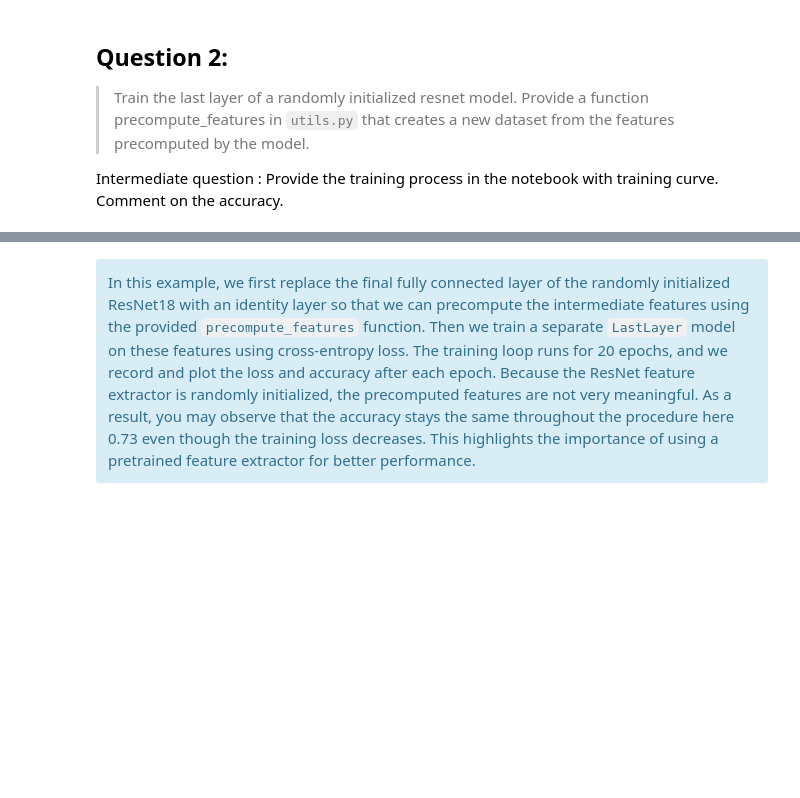
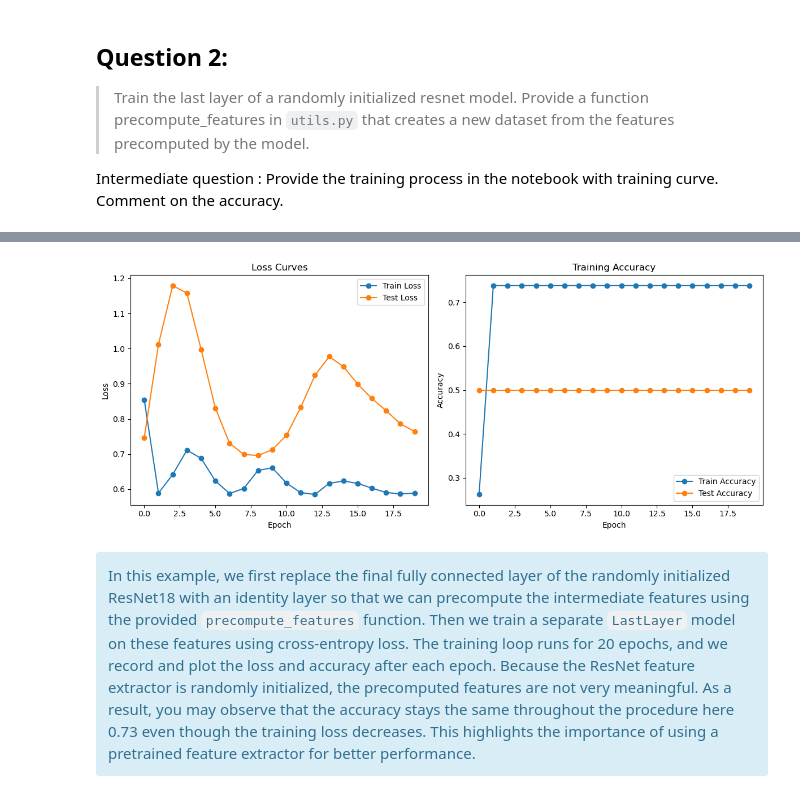
Before and after one commit to Theo92100/DLIP-4, a Jupyter notebook: TP4_Ben.ipynb, the cells around one changed output, grey strips where cells are left out. Saved outputs shown, nothing was run; the diff lists cells and outputs as text; code cells hidden in the pictures; blank space fills up the shorter version.

```diff
--- a/TP4_Ben.ipynb
+++ b/TP4_Ben.ipynb
@@ -113,3 +178,28 @@ assert (
+# %%
+def plot_results(train_losses, train_accuracies, test_losses, test_accuracies):
+    """ utility function to plot results
+    """
+
+    plt.figure(figsize=(12,5))
+
+    plt.subplot(1,2,1)
+    plt.plot(train_losses, marker='o', label='Train Loss')
+    plt.plot(test_losses, marker='o', label='Test Loss')
+    plt.xlabel('Epoch')
+    plt.ylabel('Loss')
+    plt.title('Loss Curves')
+    plt.legend()
+
+    plt.subplot(1,2,2)
+    plt.plot(train_accuracies, marker='o', label='Train Accuracy')
+    plt.plot(test_accuracies, marker='o', label='Test Accuracy')
+    plt.xlabel('Epoch')
+    plt.ylabel('Accuracy')
+    plt.title('Training Accuracy')
+    plt.legend()
+
+    plt.tight_layout()
+    plt.show()
 # %% [markdown]
 ## Question 2:
 > Train the last layer of a randomly initialized resnet model. Provide a function precompute_features in `utils.py` that creates a new dataset from the features precomputed by the model.
@@ -247,0 +226,11 @@ Epoch 20/20, Training Loss: 0.5925, Training accuracy: 0.7381, Test Loss: 0.8150
+# %%
+train_losses, train_accuracies, test_losses, test_accuracies = training(
+    last_layer,
+    train_loader,
+    test_dataloader,
+    criterion,
+    optimizer,
+    num_epochs=20)
+
+plot_results(train_losses, train_accuracies, test_losses, test_accuracies)
+# %% [output]
@@ -248,3 +257,4 @@ Epoch 20/20, Training Loss: 0.5925, Training accuracy: 0.7381, Test Loss: 0.8150
+[figure, added]
 # %% [markdown]
 <div class="alert alert-info"> In this example, we first replace the final fully connected layer of the randomly initialized ResNet18 with an identity layer so that we can precompute the intermediate features using the provided <code>precompute_features</code> function. Then we train a separate <code>LastLayer</code> model on these features using cross-entropy loss. The training loop runs for 20 epochs, and we record and plot the loss and accuracy after each epoch.
 Because the ResNet feature extractor is randomly initialized, the precomputed features are not very meaningful. As a result, you may observe that the accuracy stays the same throughout the procedure here 0.73 even though the training loss decreases. This highlights the importance of using a pretrained feature extractor for better performance.
```
Also changed, not shown: parts of 17 cells of this notebook, 4 other files.
